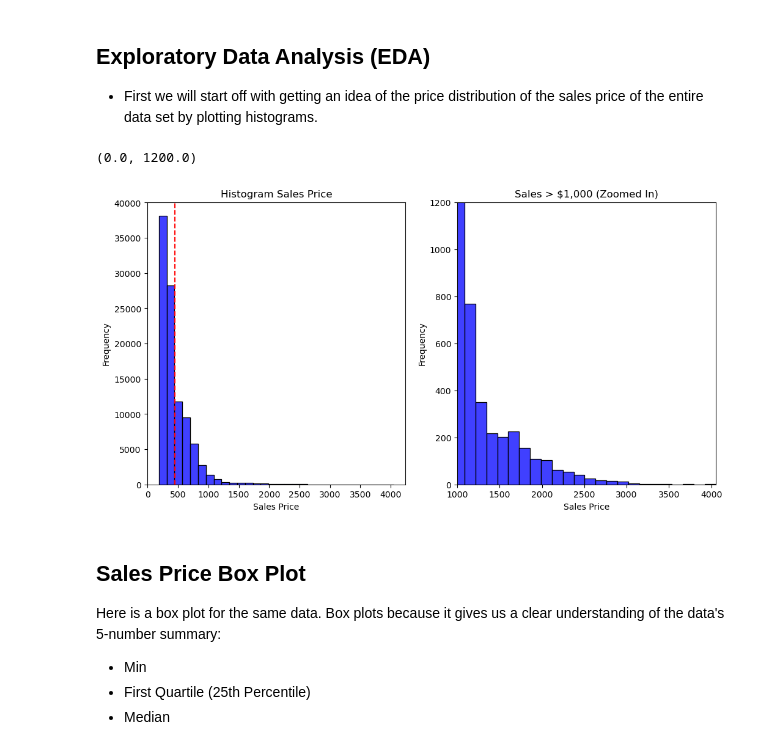
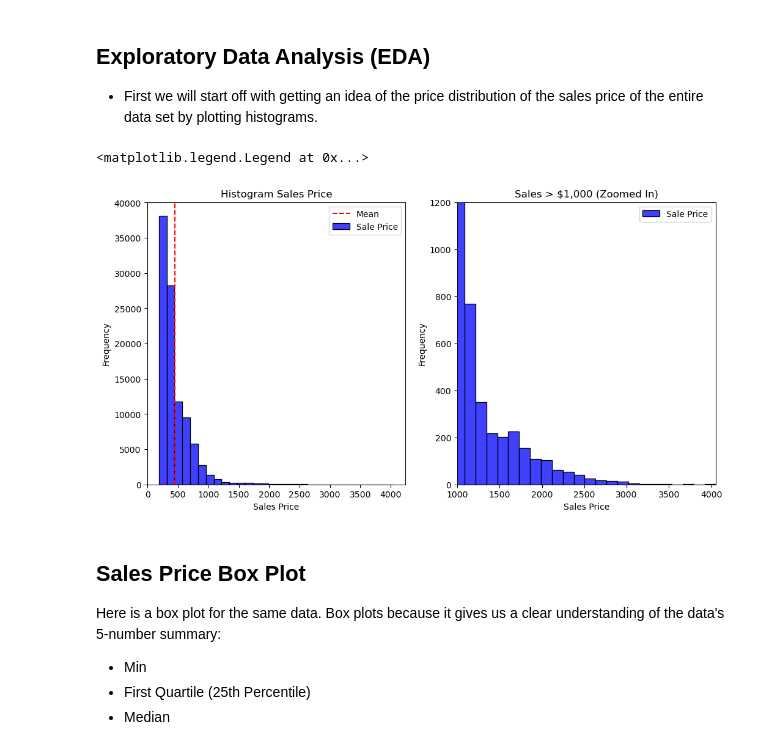
Before and after one commit to Chris-Goyette/sneaker_analysis, a Jupyter notebook: StockX_Sneaker_Analysis.ipynb, the cells around one changed output. Saved outputs shown, nothing was run; the diff lists cells and outputs as text; code cells hidden in the pictures.

```diff
--- a/StockX_Sneaker_Analysis.ipynb
+++ b/StockX_Sneaker_Analysis.ipynb
@@ -115,30 +116,37 @@ memory usage: 6.1+ MB
 # %%
 # Create a 1x2 grid of subplots (1 row, 2 columns)
 fig, axes = plt.subplots(1, 2, figsize=(12, 6))
 
 # Plot the first histogram on the first subplot (using sns)
-sns.histplot(df['Sale Price'], bins = 30, color = 'blue', kde = False, ax = axes[0])
+sns.histplot(df['Sale Price'], bins = 30, color = 'blue', kde = False, ax = axes[0], label = 'Sale Price')
 axes[0].set_title('Histogram Sales Price')
 axes[0].set_xlabel('Sales Price')
 axes[0].set_ylabel('Frequency')
 
 # Plot vertical mean
 sales_price_mean = df['Sale Price'].mean()
 axes[0].axvline(sales_price_mean, color='r', linestyle='--', label='Mean') # axis vertical line
 
+# Legend for subplot 1
+axes[0].legend()
+
+
 # Plot the second histogram on the second subplot (using sns)
-sns.histplot(df['Sale Price'], bins = 30, color = 'blue', kde = False, ax = axes[1])
+sns.histplot(df['Sale Price'], bins = 30, color = 'blue', kde = False, ax = axes[1], label = 'Sale Price')
 axes[1].set_title('Sales > $1,000 (Zoomed In)')
 axes[1].set_xlabel('Sales Price')
 axes[1].set_ylabel('Frequency')
 
 # Zooming in on the data for 2nd plot
 sales_max = int(df['Sale Price'].max())
 plt.xlim([1000, sales_max])  # Set x-axis limits
 plt.ylim([0, 1200]) # Set y-axis limits
+
+# Legend for subplot 2
+axes[1].legend()
 # %% [output]
-(0.0, 1200.0)
+<matplotlib.legend.Legend at 0x...>
-[figure, old version]
+[figure, new version]
 # %% [markdown]
 ## Sales Price Box Plot
 
```
Also changed, not shown: parts of 2 cells of this notebook.
